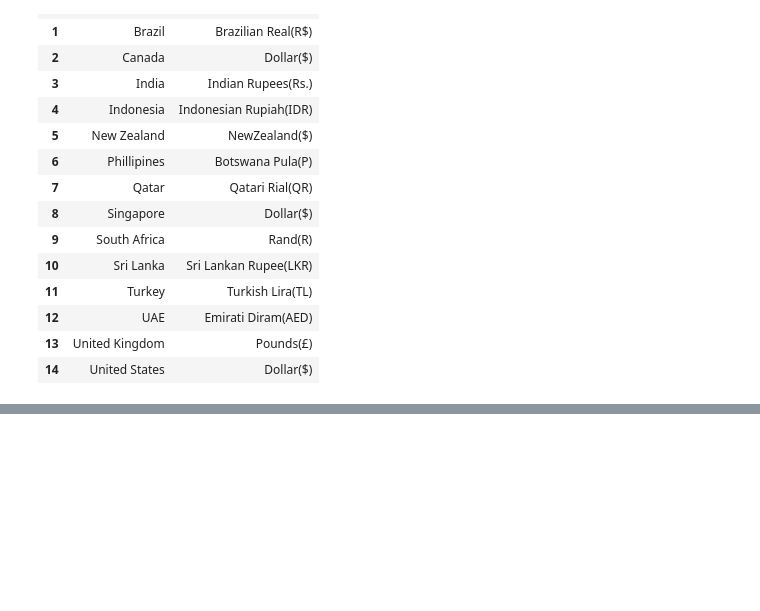
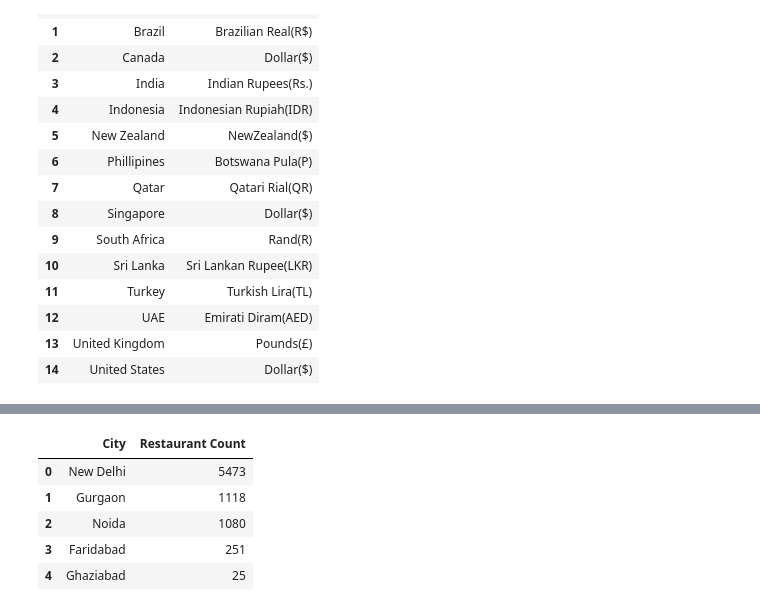
Before and after one commit to Ymilak2018/Data-Science-EDA, a Jupyter notebook: zomato_EDA.ipynb, the cells around one changed output, grey strips where cells are left out. Saved outputs shown, nothing was run; the diff lists cells and outputs as text; code cells hidden in the pictures; blank space fills up the shorter version.

```diff
--- a/zomato_EDA.ipynb
+++ b/zomato_EDA.ipynb
@@ -409,0 +457,10 @@ country_curr
+# %%
+# TOP 5  cities having max restaurants:     (ALL INDIAN CITIES)
+cities.iloc[:5,:]
+# %% [output]
+|  | City | Restaurant Count |
+| 0 | New Delhi | 5473 |
+| 1 | Gurgaon | 1118 |
+| 2 | Noida | 1080 |
+| 3 | Faridabad | 251 |
+| 4 | Ghaziabad | 25 |
```
Also changed, not shown: parts of 13 cells of this notebook.
